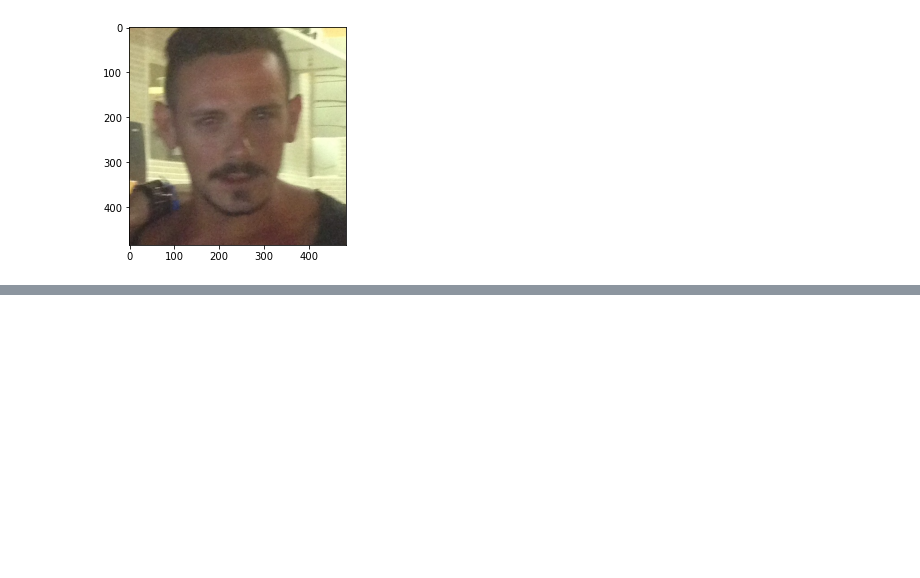
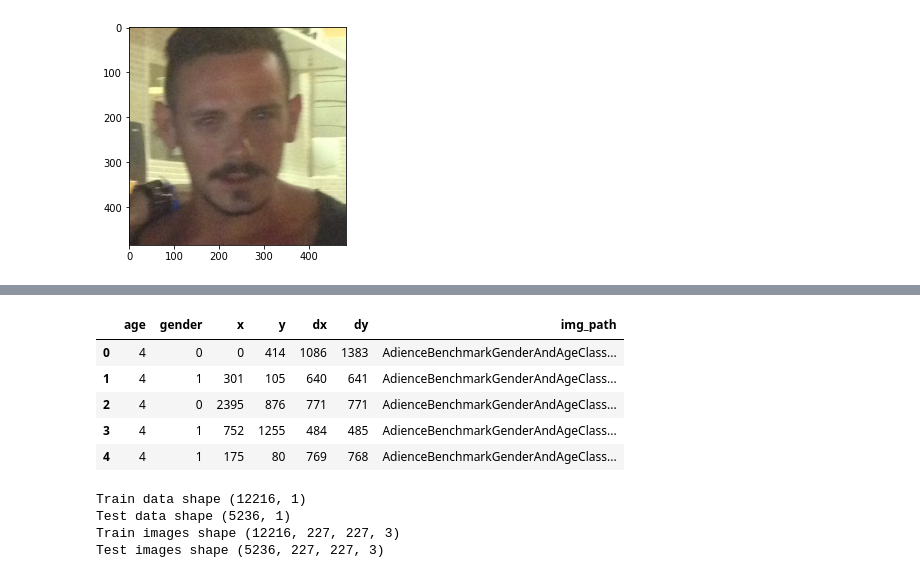
Before and after one commit to alfinyusriansyah/Project_Pembelajaran_Mesin, a Jupyter notebook: pembelajaran-mesin/Project.ipynb, the cells around one changed output, grey strips where cells are left out. Drawn from its saved outputs; the diff is of its cells as text; code cells hidden in the pictures; blank space fills up the shorter version.

```diff
--- a/pembelajaran-mesin/Project.ipynb
+++ b/pembelajaran-mesin/Project.ipynb
@@ -78,0 +179,56 @@ plt.show()
+# %%
+age_to_label_map = {
+    '0-2'  :0,
+    '4-6'  :1,
+    '8-13' :2,
+    '15-20':3,
+    '25-32':4,
+    '38-43':5,
+    '48-53':6,
+    '60+'  :7
+}
+clean_data['age'] = clean_data['age'].apply(lambda age: age_to_label_map[age])
+clean_data.head()
+# %% [output]
+|  | age | gender | x | y | dx | dy | img_path |
+| 0 | 4 | 0 | 0 | 414 | 1086 | 1383 | AdienceBenchmarkGenderAndAgeClass... |
+| 1 | 4 | 1 | 301 | 105 | 640 | 641 | AdienceBenchmarkGenderAndAgeClass... |
+| 2 | 4 | 0 | 2395 | 876 | 771 | 771 | AdienceBenchmarkGenderAndAgeClass... |
+| 3 | 4 | 1 | 752 | 1255 | 484 | 485 | AdienceBenchmarkGenderAndAgeClass... |
+| 4 | 4 | 1 | 175 | 80 | 769 | 768 | AdienceBenchmarkGenderAndAgeClass... |
+# %%
+from PIL import Image
+
+
+X = clean_data[['img_path']]
+y = clean_data[['gender']]
+from sklearn.model_selection import train_test_split
+X_train, X_test, y_train, y_test = train_test_split(X, y, test_size=0.3, random_state=42)
+
+print('Train data shape {}'.format(X_train.shape))
+print('Test data shape {}'.format(X_test.shape))
+
+train_images = []
+test_images = []
+
+for row in X_train.iterrows():
+    image = Image.open(row[1].img_path)
+    image = image.resize((227, 227))   # Resize the image
+    data = np.asarray(image)
+    train_images.append(data)
+
+for row in X_test.iterrows():
+    image = Image.open(row[1].img_path)
+    image = image.resize((227, 227))  # Resize the image
+    data = np.asarray(image)
+    test_images.append(data)
+
+train_images = np.asarray(train_images)
+test_images = np.asarray(test_images)
+print('Train images shape {}'.format(train_images.shape))
+print('Test images shape {}'.format(test_images.shape))
+# %% [output]
+Train data shape (12216, 1)
+Test data shape (5236, 1)
+Train images shape (12216, 227, 227, 3)
+Test images shape (5236, 227, 227, 3)
```
Also changed, not shown: parts of 10 cells of this notebook.
